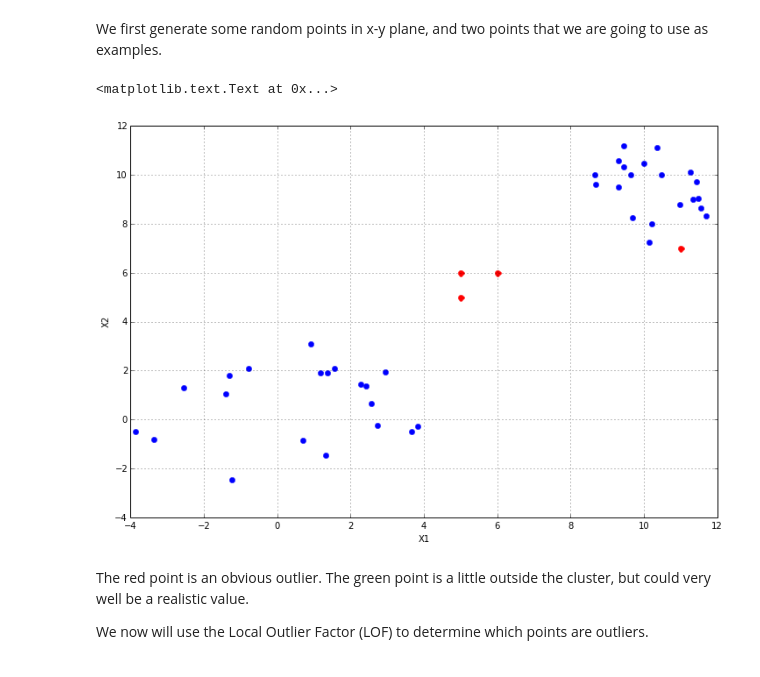
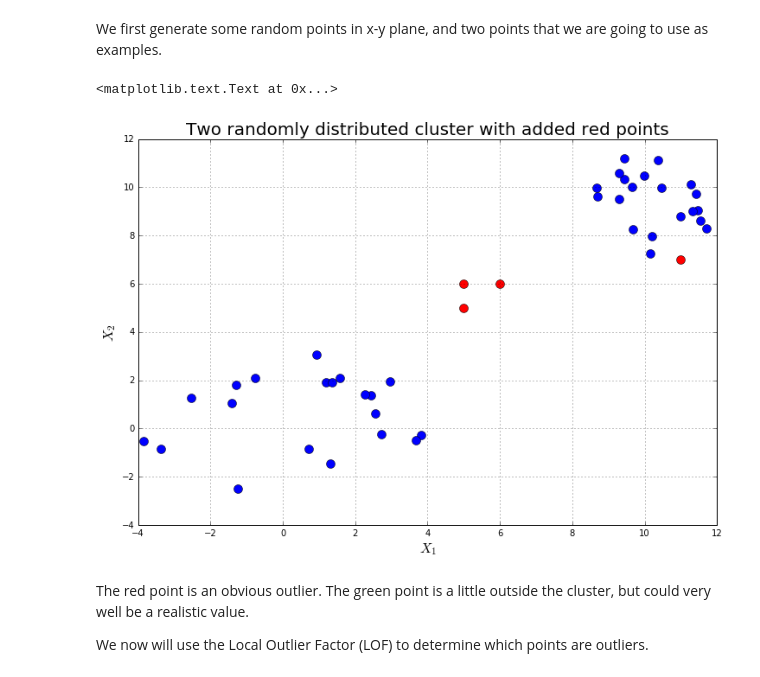
Before and after one commit to erlingpaulsen/bigdata, a Jupyter notebook: outlier-detection/k-nearest neightbors example.ipynb, the cells around one changed output. Drawn from its saved outputs; the diff is of its cells as text; code cells hidden in the pictures.

```diff
--- a/outlier-detection/k-nearest neightbors example.ipynb
+++ b/outlier-detection/k-nearest neightbors example.ipynb
@@ -10,24 +10,25 @@ We first generate some random points in x-y plane, and two points that we are go
 # %%
 np.random.seed(1337)
 cs = 20
 x1 = np.random.multivariate_normal([10,10], [[1,0],[0,1]], cs)
 x2 = np.random.multivariate_normal([1,1], [[5,0],[0,2]], cs)
 x3 = [[11,7]]
 x4 = [[5,6],[6,6],[5,5]]
 X12 = np.concatenate((x1,x2), axis=0)
 X = np.concatenate((X12, x3, x4), axis=0)
 
 f1 = plt.figure(figsize=(12,8), dpi=80, facecolor='w', edgecolor='k')
 ax1 = f1.add_subplot(111)
-ax1.plot(*zip(*X12), marker='.', color='b', markersize=12, ls='')
-ax1.plot(*zip(*x3), marker='.', color='r', markersize=14, ls='')
-ax1.plot(*zip(*x4), marker='.', color='r', markersize=14, ls='')
+ax1.plot(*zip(*X12), marker='o', color='b', markersize=10, ls='')
+ax1.plot(*zip(*x3), marker='o', color='r', markersize=10, ls='')
+ax1.plot(*zip(*x4), marker='o', color='r', markersize=10, ls='')
 ax1.grid(True)
-ax1.set_xlabel('X1')
-ax1.set_ylabel('X2')
+ax1.set_xlabel('$X_1$', fontsize=16)
+ax1.set_ylabel('$X_2$', fontsize=16)
+ax1.set_title('Two randomly distributed cluster with added red points', fontsize=20)
 # %% [output]
 <matplotlib.text.Text at 0x...>
-[figure, old version]
+[figure, new version]
 # %% [markdown]
 The red point is an obvious outlier. The green point is a little outside the cluster, but could very well be a realistic value.
 
```
Also changed, not shown: parts of 2 cells of this notebook, 5 other files.
